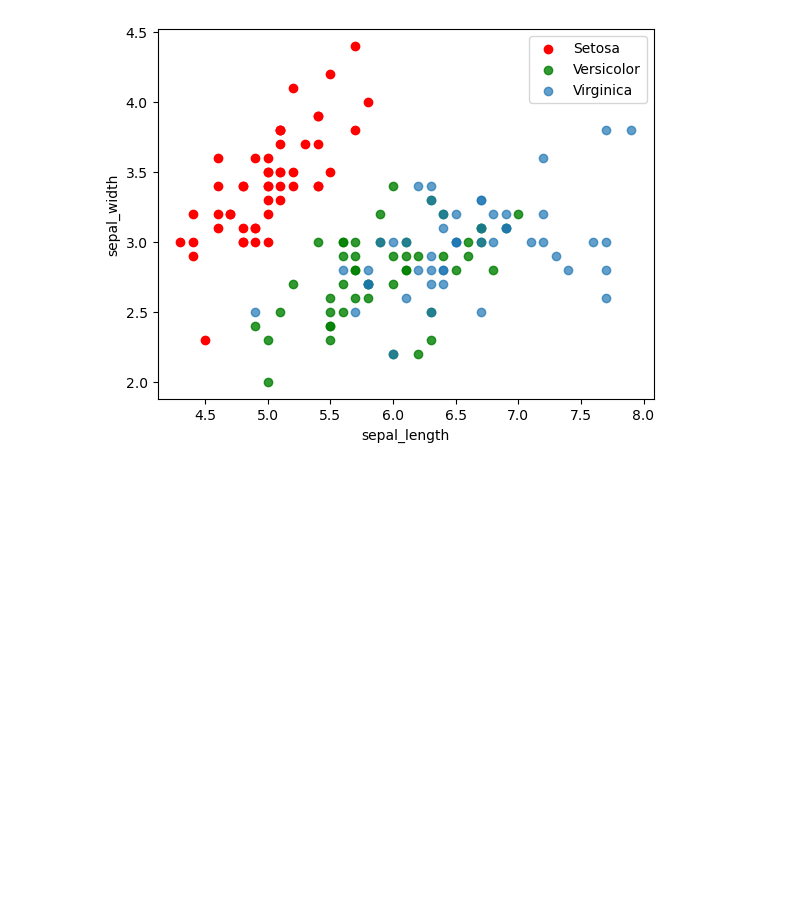
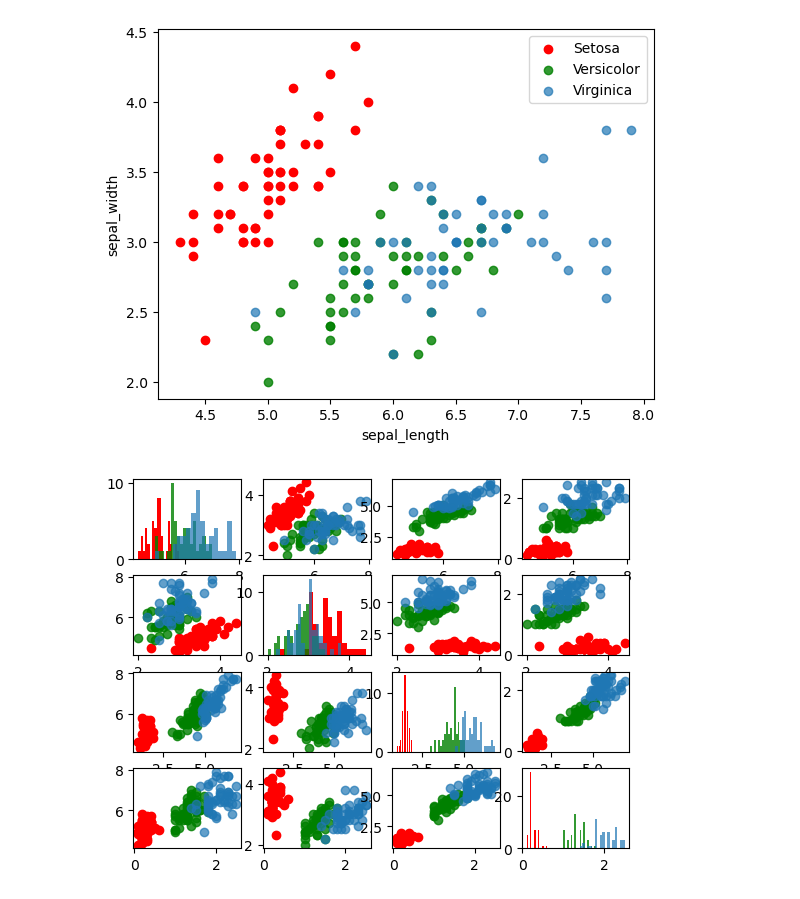
Before and after one commit to MichalBrodackiPJA/Eksploracja-i-Wizualizacja-Danych, a Jupyter notebook: Ćwiczenia 3/Lab - Wizualizacja.ipynb, the cells around one changed output. Saved outputs shown, nothing was run; the diff lists cells and outputs as text; code cells hidden in the pictures; blank space fills up the shorter version.

```diff
--- a/Ćwiczenia 3/Lab - Wizualizacja.ipynb
+++ b/Ćwiczenia 3/Lab - Wizualizacja.ipynb
@@ -402,12 +402,3 @@ iris.head()
 | 2 | 4.7 | 3.2 | 1.3 | 0.2 | Setosa |
 | 3 | 4.6 | 3.1 | 1.5 | 0.2 | Setosa |
 | 4 | 5.0 | 3.6 | 1.4 | 0.2 | Setosa |
-# %%
-fig, axes = plt.subplots(4,4)
-for i in range(4):
-    for j in range(4):
-        ax = axes[i,j]
-        if j==i:
-            ax.hist(iris[iris.columns[j]], bins =18)
-        else:
-            ax.scatter(iris[iris.columns[i]],iris[iris.columns[j]])
@@ -433,3 +420,18 @@ plt.legend()
 # %% [output]
 <matplotlib.legend.Legend at 0x...>
 [figure]
+# %%
+fig, axes = plt.subplots(4,4)
+for i in range(4):
+    for j in range(4):
+        ax = axes[i,j]
+        if j==i:
+            ax.hist(Setosa_df[Setosa_df.columns[j]], bins =18, color='red', label="Setosa")
+            ax.hist(Versicolor_df[Versicolor_df.columns[j]], bins =18, color='green', alpha=0.8, label="Versicolor")
+            ax.hist(Virginica_df[Virginica_df.columns[j]], bins =18, alpha=0.7, label="Virginica")
+        else:
+            ax.scatter(Setosa_df[Setosa_df.columns[i]],Setosa_df[Setosa_df.columns[j]], color='red', label="Setosa")
+            ax.scatter(Versicolor_df[Versicolor_df.columns[i]],Versicolor_df[Versicolor_df.columns[j]], color='green', alpha=0.8, label="Versicolor")
+            ax.scatter(Virginica_df[Virginica_df.columns[i]],Virginica_df[Virginica_df.columns[j]], alpha=0.7, label="Virginica")
+# %% [output]
+[figure, added]
```
Also changed, not shown: parts of 3 cells of this notebook, 2 other files.
